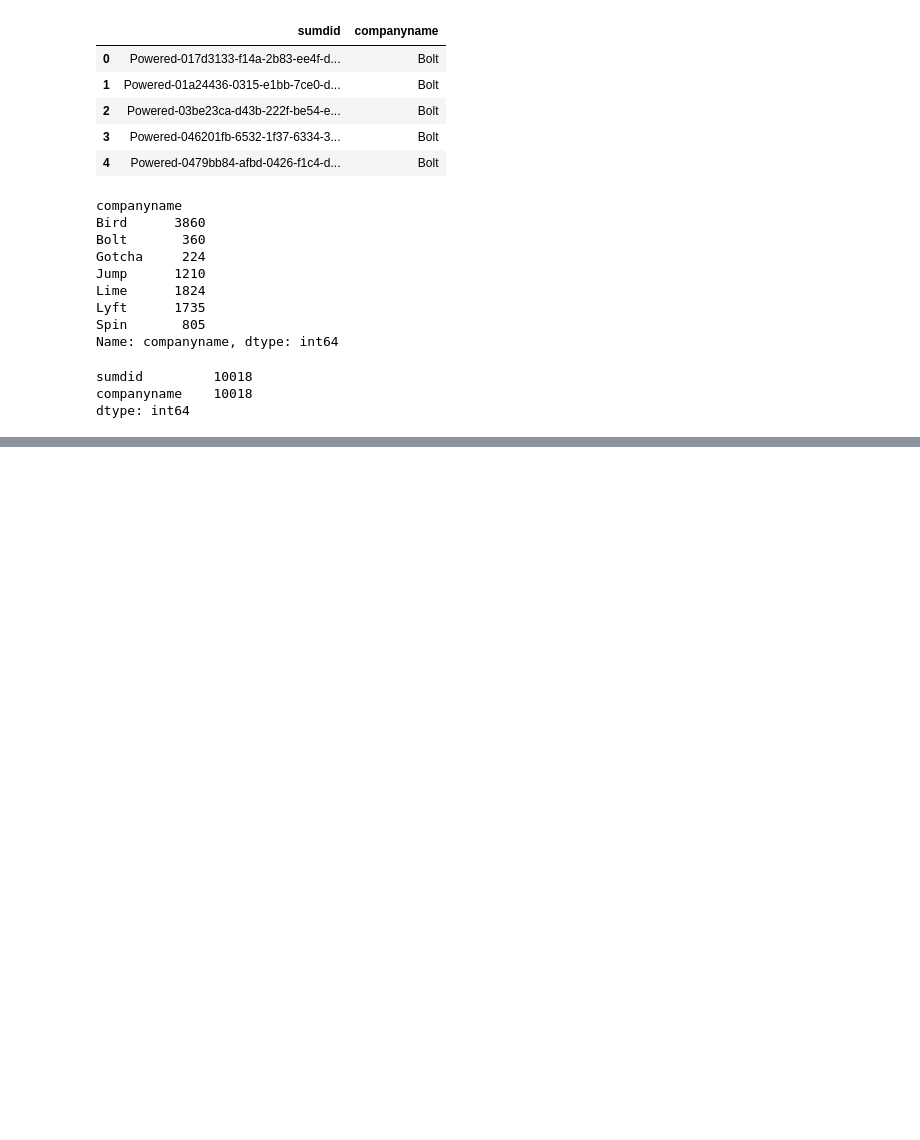
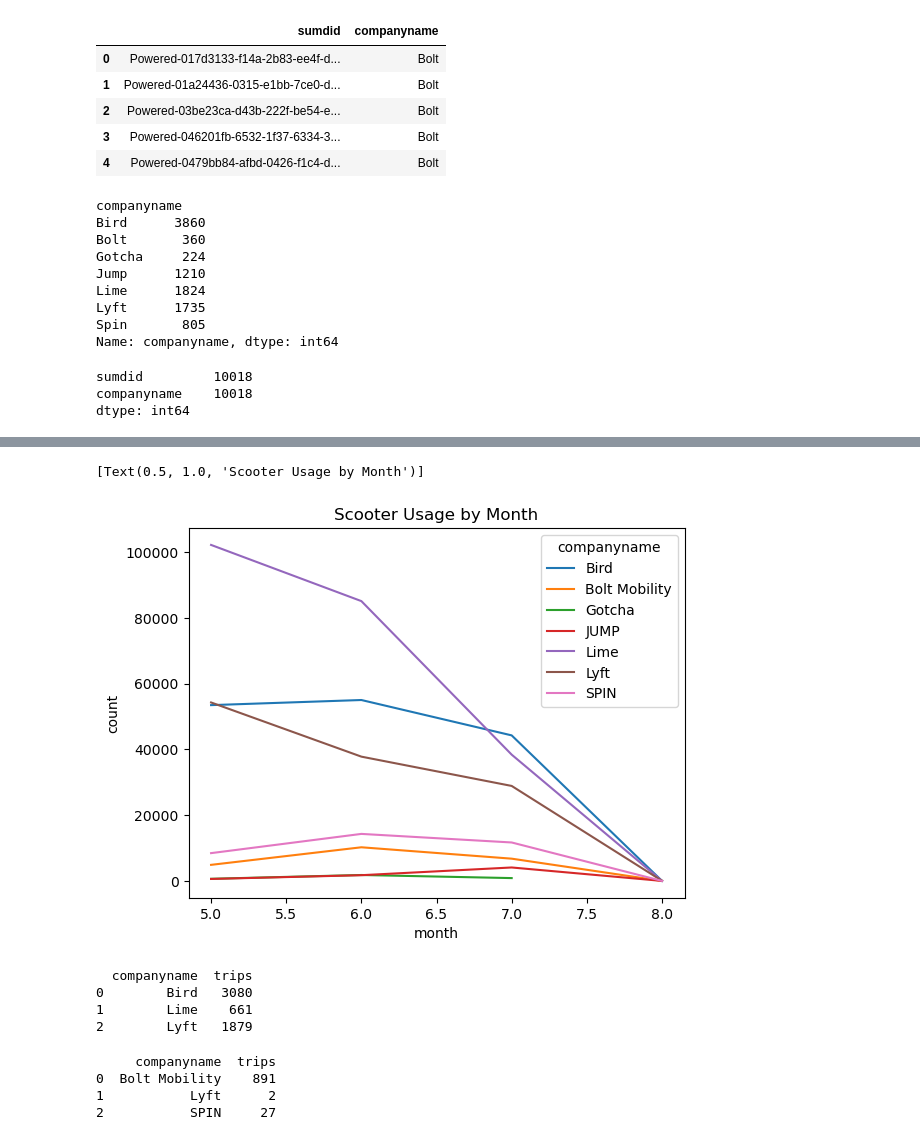
Before and after one commit to NSS-Data-Analytics-Cohort-8/scooter-partner1-yo_dawg_i_heard_you_liked_queries, a Jupyter notebook: notebooks/Project_questions.ipynb, the cells around one changed output, grey strips where cells are left out. Drawn from its saved outputs; the diff is of its cells as text; code cells hidden in the pictures; blank space fills up the shorter version.

```diff
--- a/notebooks/Project_questions.ipynb
+++ b/notebooks/Project_questions.ipynb
@@ -60,0 +128,8 @@ dtype: int64
+# %%
+query = '''SELECT COUNT(triprecordnum), EXTRACT(MONTH from pubtimestamp) AS month, companyname
+FROM trips
+GROUP BY month, companyname
+ORDER BY month'''
+
+trips_per_company = pd.read_sql(query, con=engine)
+print(trips_per_company)
@@ -60,0 +154,35 @@ dtype: int64
+# %%
+sns.lineplot(data = trips_per_company, x='month', y='count', hue='companyname').set(title='Scooter Usage by Month')
+# %% [output]
+[Text(0.5, 1.0, 'Scooter Usage by Month')]
+[figure, added]
+# %%
+query = '''SELECT companyname, COUNT(DISTINCT triprecordnum) AS trips
+FROM trips
+WHERE tripduration < 1
+GROUP BY companyname
+
+'''
+
+short_rides = pd.read_sql(query, con=engine)
+print(short_rides)
+# %% [output]
+  companyname  trips
+0        Bird   3080
+1        Lime    661
+2        Lyft   1879
+# %%
+query = '''SELECT companyname, COUNT(DISTINCT triprecordnum) AS trips
+FROM trips
+WHERE tripduration > 1440
+GROUP BY companyname
+
+'''
+
+long_rides = pd.read_sql(query, con=engine)
+print(long_rides)
+# %% [output]
+     companyname  trips
+0  Bolt Mobility    891
+1           Lyft      2
+2           SPIN     27
```
Also changed, not shown: parts of 9 cells of this notebook.
